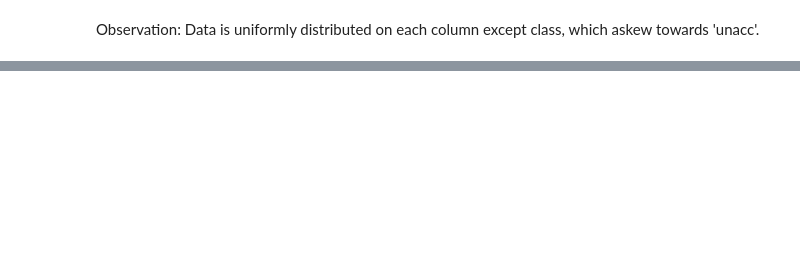
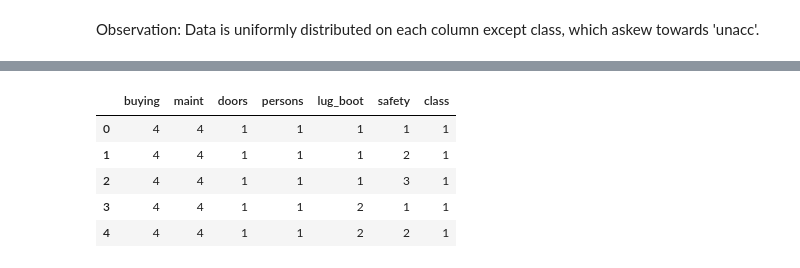
Before and after one commit to yathit/Senior-DE-Tech-Challenge, a Jupyter notebook: 5_Machine_Learning/modeling.ipynb, the cells around one changed output, grey strips where cells are left out. Saved outputs shown, nothing was run; the diff lists cells and outputs as text; code cells hidden in the pictures; blank space fills up the shorter version.

```diff
--- a/5_Machine_Learning/modeling.ipynb
+++ b/5_Machine_Learning/modeling.ipynb
@@ -71,0 +97,24 @@ Observation: Data is uniformly distributed on each column except class, which as
+# %%
+# Perform Label Encoding for Categorical features that has numeric values
+
+def label_encoding(df):
+    df['buying'] = df['buying'].replace({'low':1,'med':2,'high':3,'vhigh':4 }).astype(int)
+    df['maint'] = df['maint'].replace({'low':1,'med':2,'high':3,'vhigh':4 }).astype(int)
+    df['doors'] = df['doors'].replace({'2':1,'3':2,'4':3,'5more':4 }).astype(int)
+    df['persons'] = df['persons'].replace({'2':1,'4':2,'more':3}).astype(int)
+    df['lug_boot'] = df['lug_boot'].replace({'small':1,'med':2,'big':3}).astype(int)
+    df['safety'] = df['safety'].replace({'low':1,'med':2,'high':3}).astype(int)
+    df['class'] = df['class'].replace({'unacc':1,'acc':2,'good':3,'vgood':4 }).astype(int)
+
+    return df
+
+
+df_car = label_encoding(df_car)
+df_car.head()
+# %% [output]
+|  | buying | maint | doors | persons | lug_boot | safety | class |
+| 0 | 4 | 4 | 1 | 1 | 1 | 1 | 1 |
+| 1 | 4 | 4 | 1 | 1 | 1 | 2 | 1 |
+| 2 | 4 | 4 | 1 | 1 | 1 | 3 | 1 |
+| 3 | 4 | 4 | 1 | 1 | 2 | 1 | 1 |
+| 4 | 4 | 4 | 1 | 1 | 2 | 2 | 1 |
```
Also changed, not shown: parts of 14 cells of this notebook.
